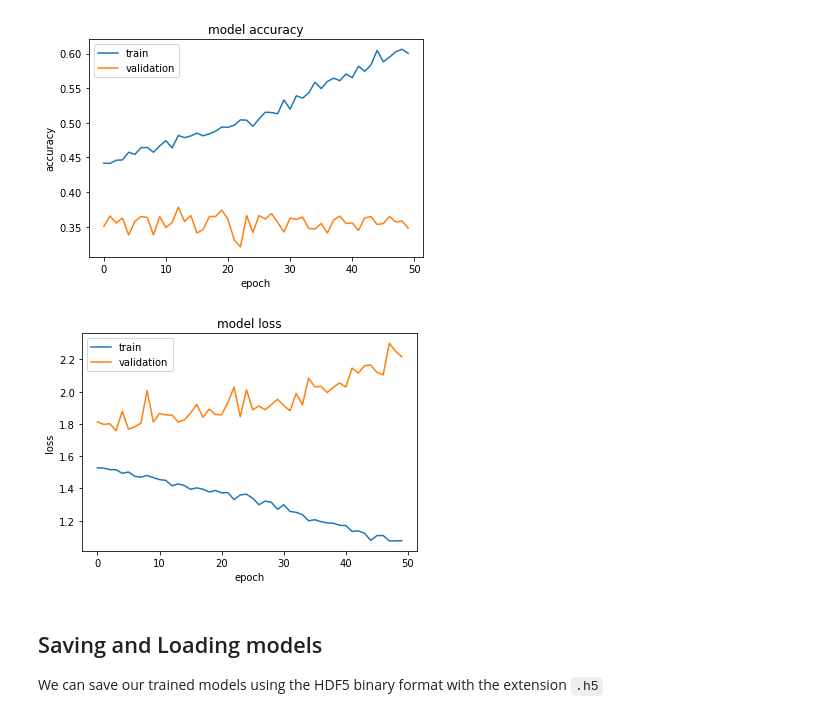
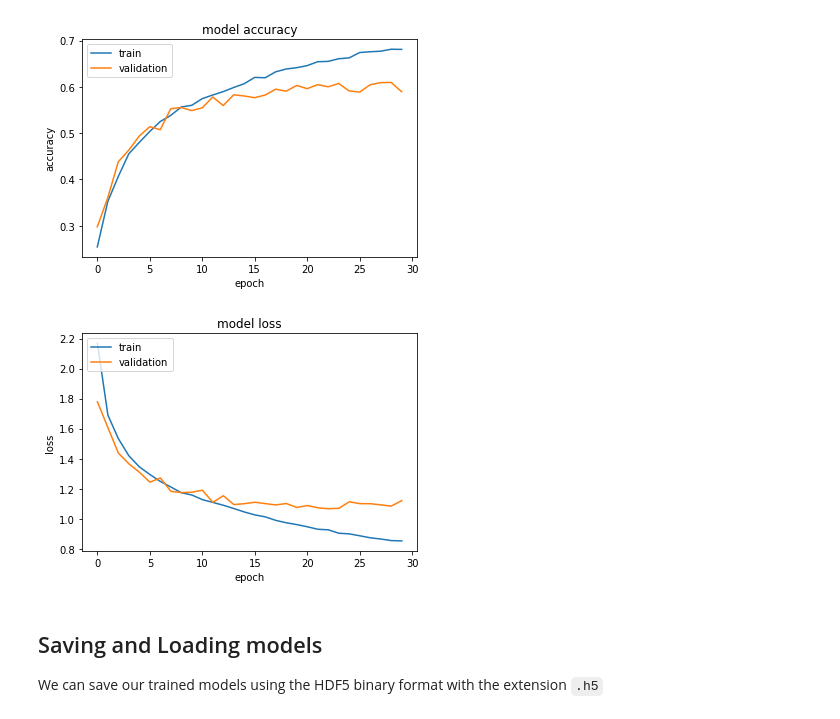
Before and after one commit to mmparvez/project_4, a Jupyter notebook: emotion_model.ipynb, the cells around one changed output. Cells and saved outputs as stored; diff of their text form; code cells hidden in the pictures.

Commit message:
Final models

```diff
--- a/emotion_model.ipynb
+++ b/emotion_model.ipynb
@@ -152,0 +96,13 @@ from sklearn.preprocessing import OneHotEncoder, LabelEncoder
+# %%
+# building the input vector from the 28x28 pixels
+X_train = X_train.reshape(X_train.shape[0], img_size, img_size,1)
+X_test = X_test.reshape(X_test.shape[0], img_size, img_size,1)
+X_train = X_train.astype('float32')
+X_test = X_test.astype('float32')
+
+# normalizing the data to help with the training
+X_train /= 255
+X_test /= 255
+
+print(f"{X_train.shape} \n {y_train.shape}")
+y_train[:20]
@@ -162,8 +126,8 @@ array(['an', 'co', 'di', 'fe', 'ha', 'ne', 'sa', 'su'], dtype='<U2')
 # %%
 # We need to convert our target labels (expected values) to categorical data
 num_classes = len(classes)
-y_train_cat = to_categorical(y_train_encoded, num_classes)
-y_test_cat = to_categorical(y_test_encoded, num_classes)
-# Original label of `Surprise` is one-hot encoded as `00000001`
-y_train_cat[0]
+y_train = to_categorical(y_train_encoded, num_classes)
+y_test = to_categorical(y_test_encoded, num_classes)
+
+y_train[0]
 # %% [output]
@@ -263,0 +151,7 @@ dict_keys(['loss', 'accuracy', 'val_loss', 'val_accuracy'])
+# %%
+# Change model Compile Matrix top_k_categorical_accuracy top-5 to top-2
+inTop2 = lambda x, y: top_k_categorical_accuracy(x, y, k=2)
+
+#kernel_regularizer=regularizers.L1L2(l1=1e-5, l2=1e-4)
+input_shape = X_train[0].shape
+activ = 'swish'
@@ -263,0 +220,3 @@ dict_keys(['loss', 'accuracy', 'val_loss', 'val_accuracy'])
+# %%
+# training the model for 10 epochs
+cnn6.fit(X_train, y_train, batch_size=64, epochs=29, validation_data=(X_test, y_test))
@@ -264,25 +242,25 @@ dict_keys(['loss', 'accuracy', 'val_loss', 'val_accuracy'])
 # %%
 #  "Accuracy"
-plt.plot(model.history.history['accuracy'])
-plt.plot(model.history.history['val_accuracy'])
+plt.plot(cnn6.history.history['accuracy'])
+plt.plot(cnn6.history.history['val_accuracy'])
 plt.title('model accuracy')
 plt.ylabel('accuracy')
 plt.xlabel('epoch')
 plt.legend(['train', 'validation'], loc='upper left')
 plt.show()
 # %% [output]
-[figure, old version]
+[figure, new version]
 # %%
 # "Loss"
-plt.plot(model.history.history['loss'])
-plt.plot(model.history.history['val_loss'])
+plt.plot(cnn6.history.history['loss'])
+plt.plot(cnn6.history.history['val_loss'])
 plt.title('model loss')
 plt.ylabel('loss')
 plt.xlabel('epoch')
 plt.legend(['train', 'validation'], loc='upper left')
 plt.show()
 # %% [output]
-[figure, old version]
+[figure, new version]
 # %% [markdown]
 ## Saving and Loading models
 
```
Also changed, not shown: parts of 52 cells of this notebook, 19 other files.
